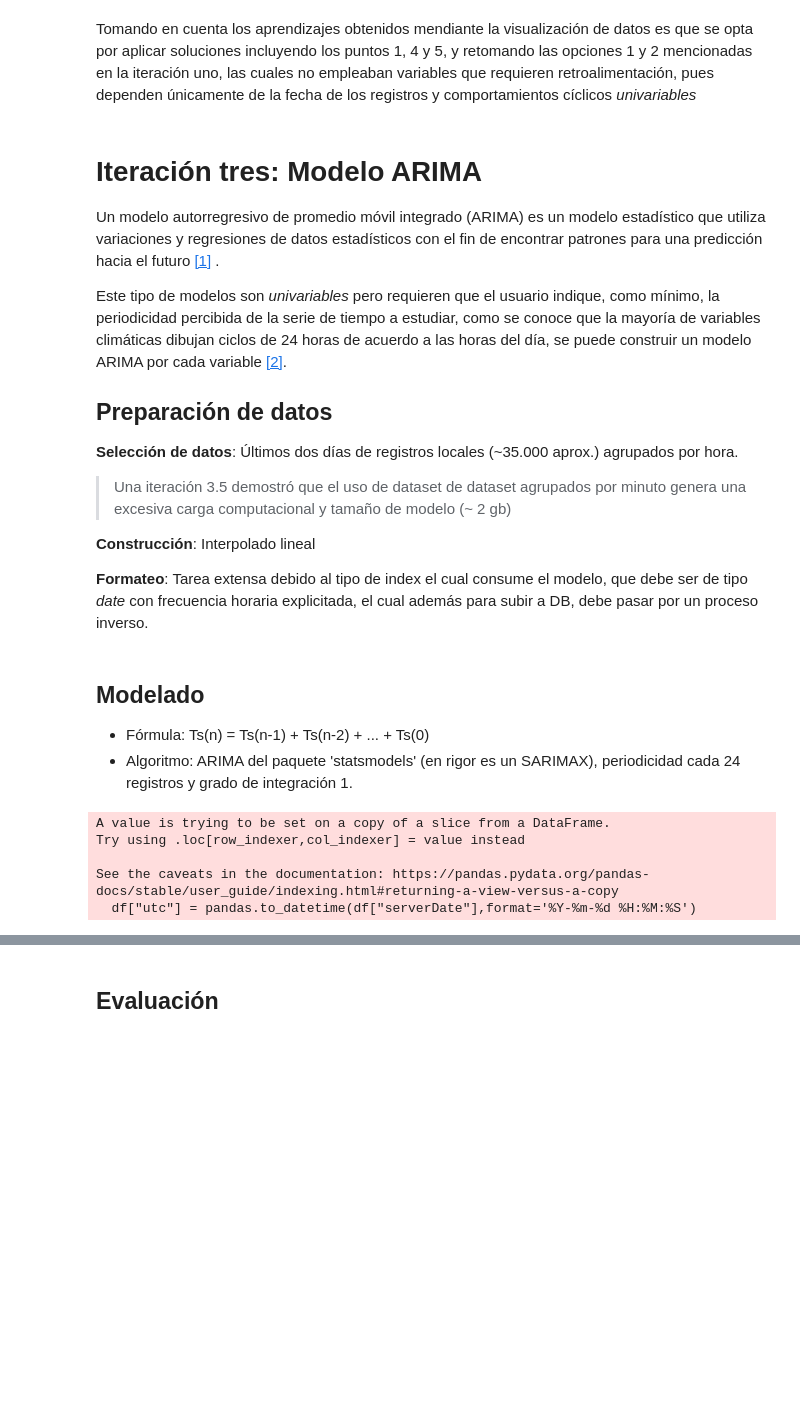
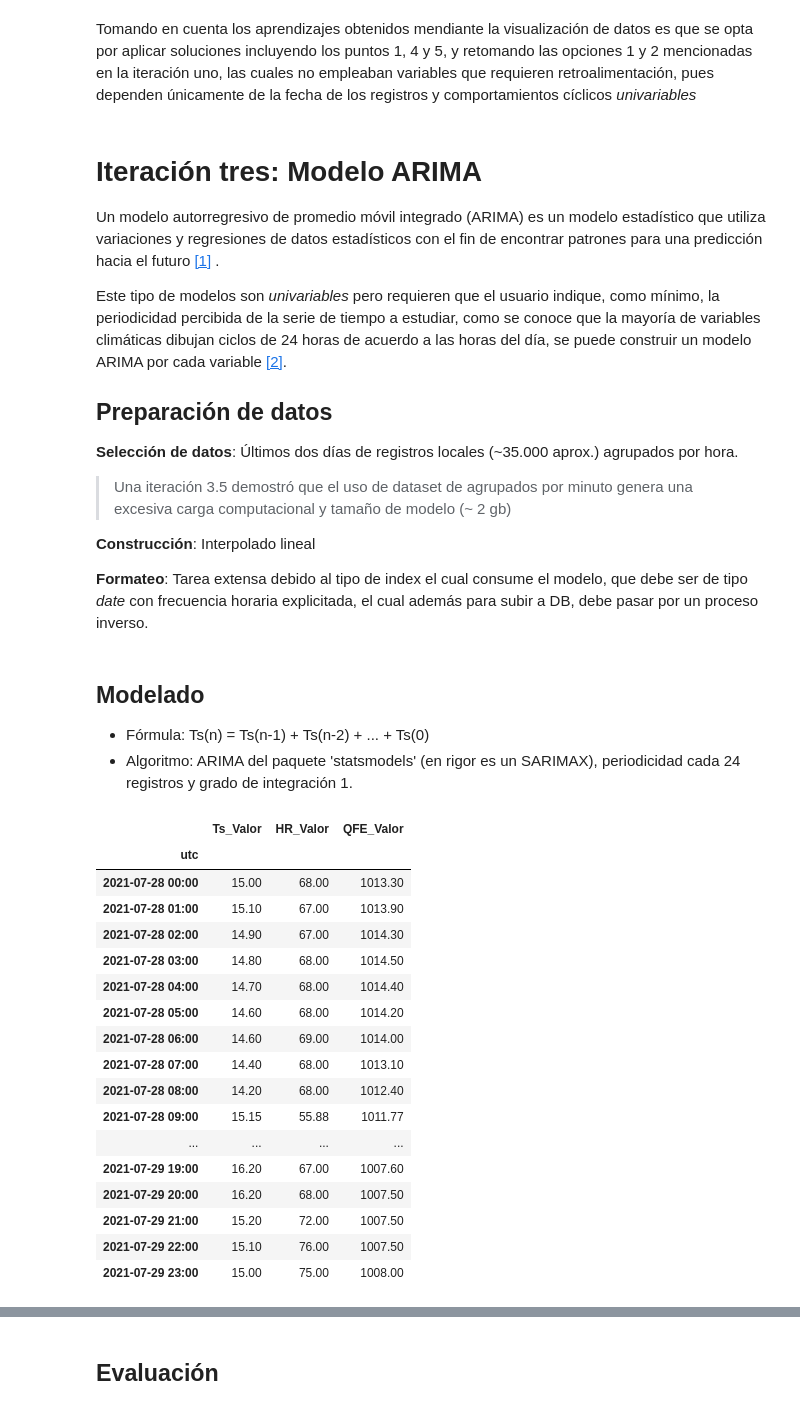
Before and after one commit to erniequenaya/vizUTAMayor, a Jupyter notebook: scripts/pres9-8.ipynb, the cells around one changed output, grey strips where cells are left out. Drawn from its saved outputs; the diff is of its cells as text; code cells hidden in the pictures; blank space fills up the shorter version.

```diff
--- a/scripts/pres9-8.ipynb
+++ b/scripts/pres9-8.ipynb
@@ -355,7 +361,7 @@ Este tipo de modelos son *univariables* pero requieren que el usuario indique, c
 
 ## Preparación de datos
 **Selección de datos**: Últimos dos días de registros locales (~35.000 aprox.) agrupados por hora.
-> Una iteración 3.5 demostró que el uso de dataset de dataset agrupados por minuto genera una excesiva carga computacional y tamaño de modelo (~ 2 gb)
+> Una iteración 3.5 demostró que el uso de dataset de agrupados por minuto genera una excesiva carga computacional y tamaño de modelo (~ 2 gb)
 
 **Construcción**: Interpolado lineal
 
@@ -364,20 +370,32 @@ Este tipo de modelos son *univariables* pero requieren que el usuario indique, c
 ## Modelado
 + Fórmula: Ts(n) = Ts(n-1) + Ts(n-2) + ... + Ts(0)
 + Algoritmo: ARIMA del paquete 'statsmodels' (en rigor es un SARIMAX), periodicidad cada 24 registros y grado de integración 1.
-# %%
-df = df.iloc[::-1] # dando vuelta el dataframe
-df = arimadf.iloc[::-1] # dando vuelta el dataframe
-df["utc"] = pandas.to_datetime(df["serverDate"],format='%Y-%m-%d %H:%M:%S')
-df = df[['AMBIENT_TEMPERATURE','AIR_PRESSURE','HUMIDITY','utc']]
-df = df.reset_index(drop=True)
-df2 = df.groupby(pandas.Grouper(key="utc",freq='H')).mean()
-df2 = df2.interpolate(method='linear')
-series = df2
-series.index = series.index.to_period('H')
-# %% [output]
-A value is trying to be set on a copy of a slice from a DataFrame.
-Try using .loc[row_indexer,col_indexer] = value instead
-
-See the caveats in the documentation: https://pandas.pydata.org/pandas-docs/stable/user_guide/indexing.html#returning-a-view-versus-a-copy
-  df["utc"] = pandas.to_datetime(df["serverDate"],format='%Y-%m-%d %H:%M:%S')
+# %%
+df = pandas.read_csv("./dataPreprocessed.csv",parse_dates=['utc'],index_col=['utc'])
+# Manteniendo últimos dos dias de registros
+lendf = len(df)
+df = df[-120:-48]
+series = df.copy()
+series.index = series.index.to_period('H')
+# %%
+series
+# %% [output]
+|  | Ts_Valor | HR_Valor | QFE_Valor |
+| utc |  |  |  |
+| 2021-07-28 00:00 | 15.00 | 68.00 | 1013.30 |
+| 2021-07-28 01:00 | 15.10 | 67.00 | 1013.90 |
+| 2021-07-28 02:00 | 14.90 | 67.00 | 1014.30 |
+| 2021-07-28 03:00 | 14.80 | 68.00 | 1014.50 |
+| 2021-07-28 04:00 | 14.70 | 68.00 | 1014.40 |
+| 2021-07-28 05:00 | 14.60 | 68.00 | 1014.20 |
+| 2021-07-28 06:00 | 14.60 | 69.00 | 1014.00 |
+| 2021-07-28 07:00 | 14.40 | 68.00 | 1013.10 |
+| 2021-07-28 08:00 | 14.20 | 68.00 | 1012.40 |
+| 2021-07-28 09:00 | 15.15 | 55.88 | 1011.77 |
+| ... | ... | ... | ... |
+| 2021-07-29 19:00 | 16.20 | 67.00 | 1007.60 |
+| 2021-07-29 20:00 | 16.20 | 68.00 | 1007.50 |
+| 2021-07-29 21:00 | 15.20 | 72.00 | 1007.50 |
+| 2021-07-29 22:00 | 15.10 | 76.00 | 1007.50 |
+| 2021-07-29 23:00 | 15.00 | 75.00 | 1008.00 |
 # %% [markdown]
```
Also changed, not shown: parts of 50 cells of this notebook, 3 other files.
